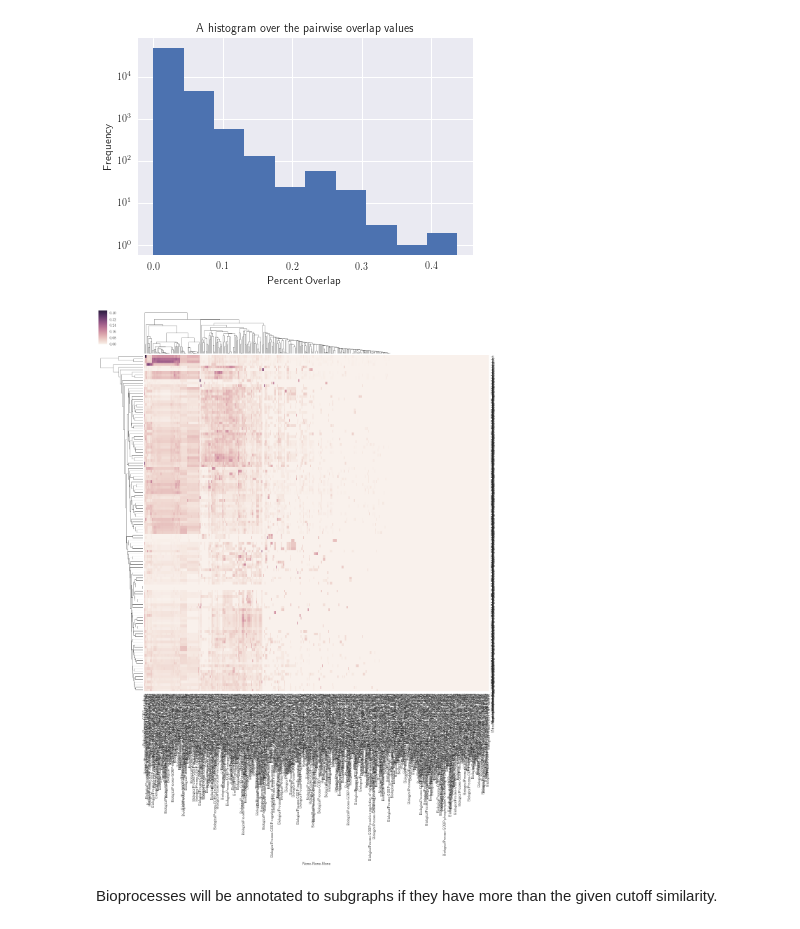
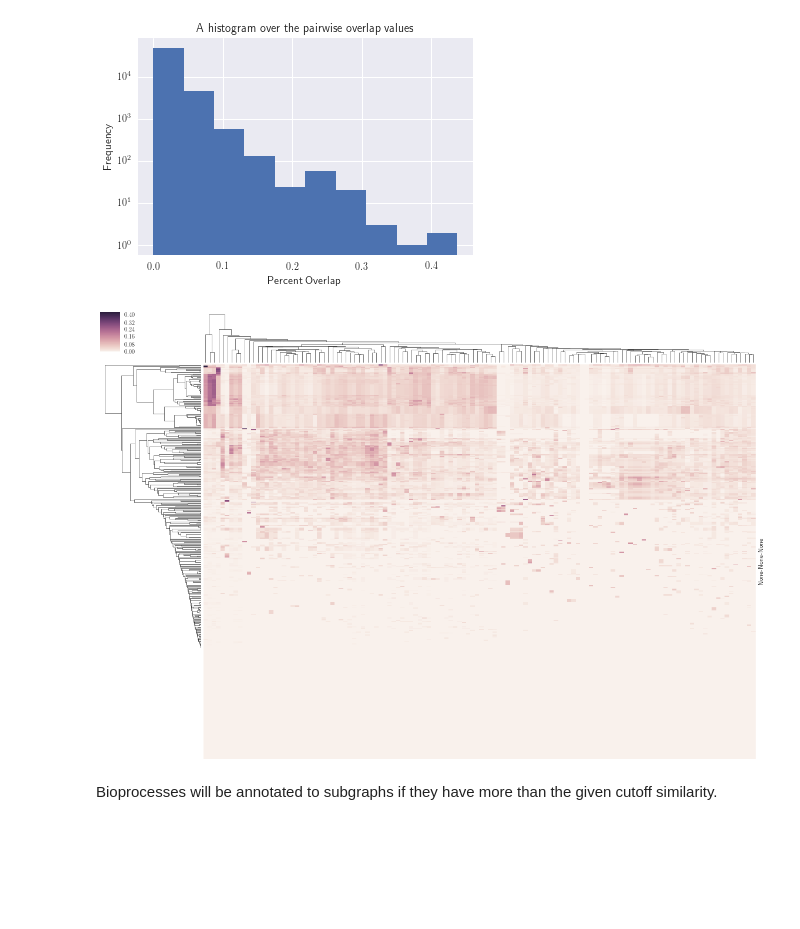
Before and after one commit to pybel/pybel-notebooks, a Jupyter notebook: Candidate Mechanism Generation.ipynb, the cells around one changed output. Cells and saved outputs as stored; diff of their text form; code cells hidden in the pictures; blank space fills up the shorter version.

```diff
--- a/Candidate Mechanism Generation.ipynb
+++ b/Candidate Mechanism Generation.ipynb
@@ -72,6 +76,6 @@ graph = pybel.from_pickle(pickle_path)
 
 The names of the canonical mechanisms are extracted and listed below.
 # %%
-canonical_mechanism_names = pbt.summary.get_annotation_values(graph, 'Subgraph')
+canonical_mechanism_names = sorted(pbt.summary.get_annotation_values(graph, 'Subgraph'))
 canonical_mechanism_names
 # %% [output]
@@ -109,7 +114,7 @@ Wall time: 13.5 s
 # %% [markdown]
 All biological process nodes are retrieved with [pbt.selection.get_nodes_by_function](http://pybel-tools.readthedocs.io/en/latest/selection.html#pybel_tools.selection.get_nodes_by_function).
 # %%
-bioprocess_nodes = set(pbt.selection.get_nodes_by_function(graph, BIOPROCESS))
+bioprocess_nodes = sorted(pbt.selection.get_nodes_by_function(graph, BIOPROCESS))
 len(bioprocess_nodes)
 # %% [output]
 440
@@ -176,7 +181,7 @@ Show a heatmap, organized by dendrograms
 # %%
 bp_sg_membership = defaultdict(dict)
 
-for cm, m in canonical_mechanisms.items():
+for cm in canonical_mechanism_names:
     for bp in bioprocess_nodes:
         bp_sg_membership[bp][cm] = 1 if bp in sg2bp[cm] else 0
 
@@ -216,7 +221,7 @@ plt.show()
 
 results = defaultdict(dict)
 
-for candidate, canonical in itt.product(sorted(candidate_mechanisms), sorted(canonical_mechanisms)):
+for candidate, canonical in itt.product(bioprocess_nodes, canonical_mechanism_names):
     candidate_nodes = set(candidate_mechanisms[candidate].nodes_iter())
     canonical_nodes = set(canonical_mechanisms[canonical].nodes_iter())
     tanimoto = pbt.utils.tanimoto_set_similarity(candidate_nodes, canonical_nodes)
@@ -237,10 +242,10 @@ plt.show()
 # %%
 overlap_df.to_csv(os.path.expanduser('~/Desktop/subgraph_comparison.csv'))
 # %%
-sns.clustermap(overlap_df, figsize=(20, 20))
+sns.clustermap(overlap_df.T, xticklabels=False, yticklabels=False, figsize=(20, 14))
 plt.show()
 # %% [output]
-[figure, old version]
+[figure, new version]
 # %% [markdown]
 Bioprocesses will be annotated to subgraphs if they have more than the given cutoff similarity.
 # %%
```
Also changed, not shown: parts of 16 cells of this notebook, 1 other file.
